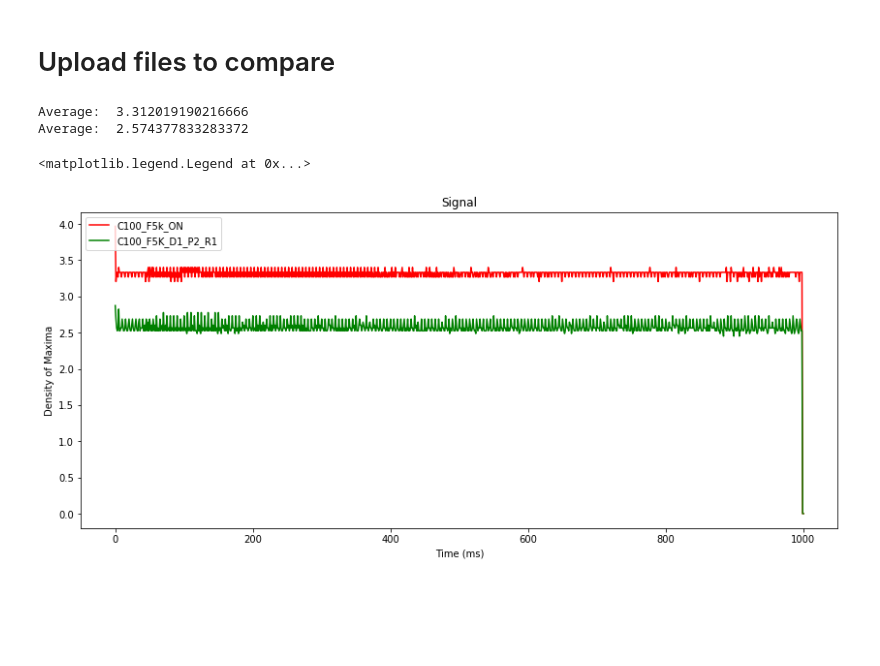
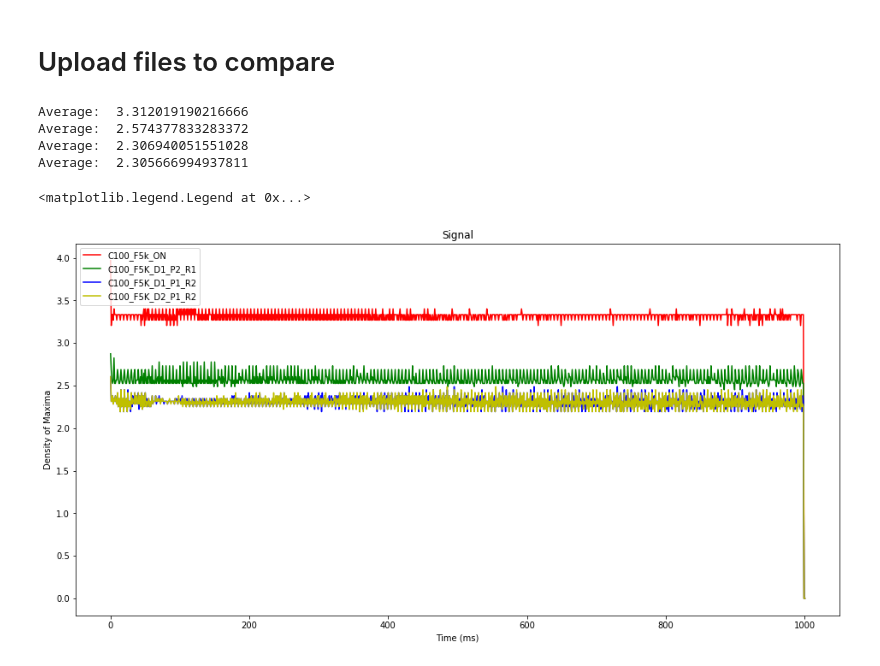
Before and after one commit to maelso/eolica, a Jupyter notebook: sacdm.ipynb, the cells around one changed output. Saved outputs shown, nothing was run; the diff lists cells and outputs as text; code cells hidden in the pictures; blank space fills up the shorter version.

```diff
--- a/sacdm.ipynb
+++ b/sacdm.ipynb
@@ -59,20 +59,26 @@ def sac_dm(filename, GROUP_SIZE):
 # %%
 sac = sac_dm("dados/C100_F5k_ON.txt", 1000)
 sac2 = sac_dm("dados/C100_F5K_D1_P2_R1.txt", 1000)
+sac3 = sac_dm("dados/C100_F5K_D1_P1_R2.txt", 1000)
+sac4 = sac_dm("dados/C100_F5K_D2_P1_R2.txt", 1000)
 # %% [output]
 Average:  3.312019190216666
 Average:  2.574377833283372
+Average:  2.306940051551028
+Average:  2.305666994937811
 # %%
-fig = plt.figure(figsize=(14, 6))
+fig = plt.figure(figsize=(16, 8))
 
 plt.ylabel('Density of Maxima')
 plt.xlabel('Time (ms)')
 ax = fig.add_subplot(111)
 ax.set_title("Signal")
 ax.plot(sac,color='r', label='C100_F5k_ON')
 ax.plot(sac2,color='g', label='C100_F5K_D1_P2_R1')
+ax.plot(sac3,color='b', label='C100_F5K_D1_P1_R2')
+ax.plot(sac4,color='y', label='C100_F5K_D2_P1_R2')
 
-ax.legend(['C100_F5k_ON', 'C100_F5K_D1_P2_R1'], loc='upper left')
+ax.legend(['C100_F5k_ON', 'C100_F5K_D1_P2_R1', 'C100_F5K_D1_P1_R2', 'C100_F5K_D2_P1_R2'], loc='upper left')
 # %% [output]
 <matplotlib.legend.Legend at 0x...>
-[figure, old version]
+[figure, new version]
```
Also changed, not shown: 2 other files.
